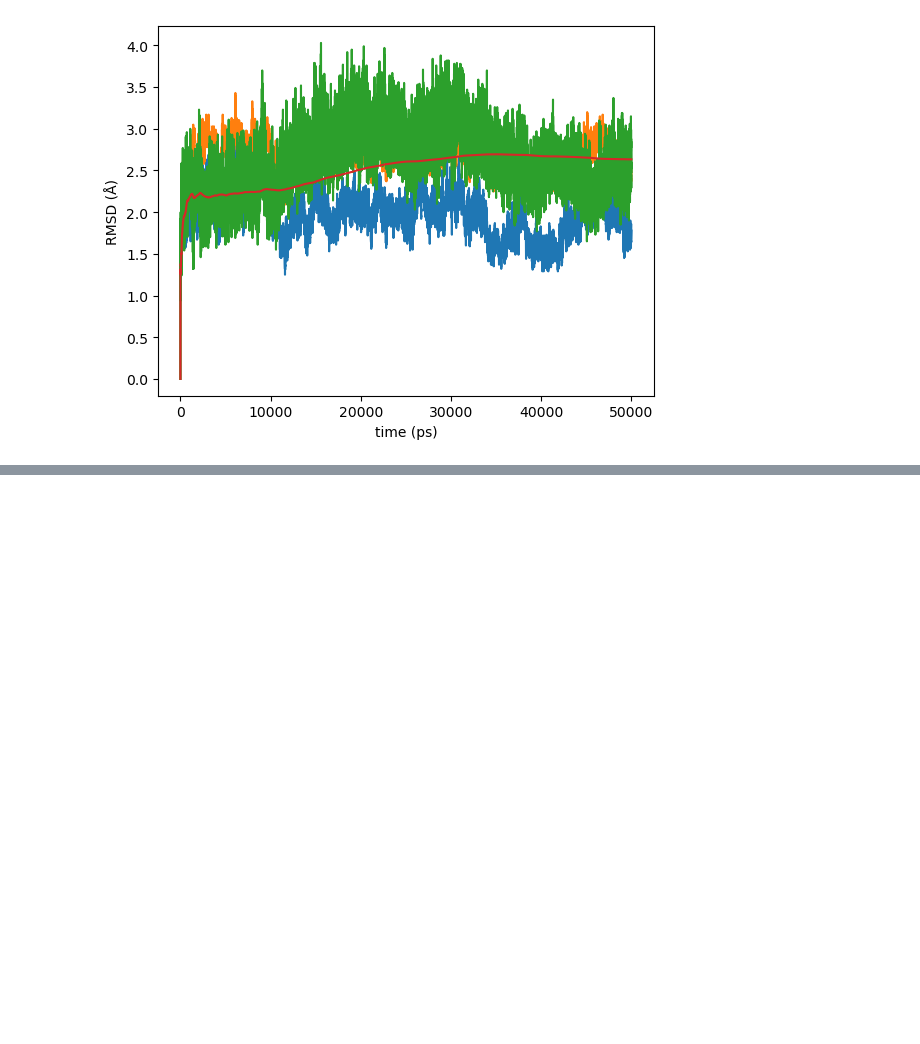
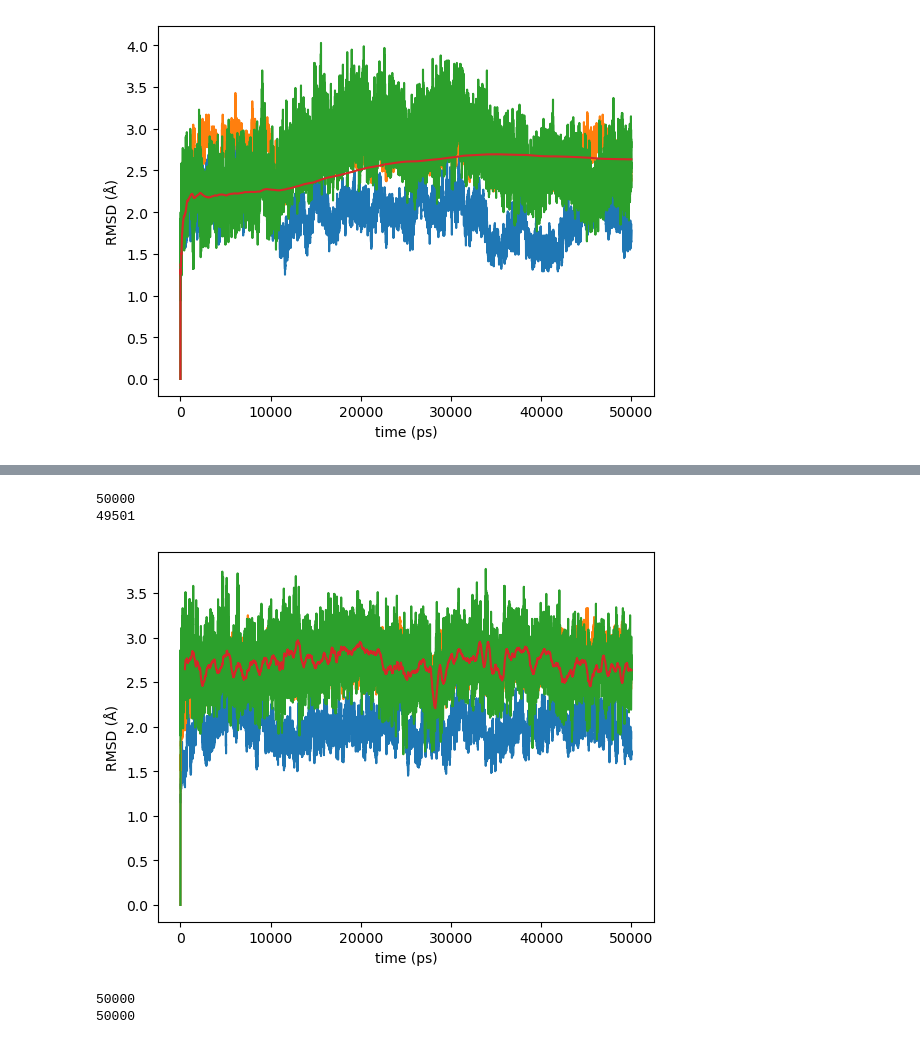
Before and after one commit to DeokhyeonYoon/Molecular-Dynamics-Simulation, a Jupyter notebook: moving_average.ipynb, the cells around one changed output, grey strips where cells are left out. Drawn from its saved outputs; the diff is of its cells as text; code cells hidden in the pictures; blank space fills up the shorter version.

```diff
--- a/moving_average.ipynb
+++ b/moving_average.ipynb
@@ -306,3 +306,8 @@ plt.ylabel("RMSD (Å)");
 plt.savefig("final_rank10_rmsd_for50ns_results_withEMA")
 # %% [output]
 [figure]
+# %%
+import pandas as pd
+
+rmsd = pd.read_csv("./df_rank2_rmsd.csv")
+rmsd.head()
@@ -308,0 +321,28 @@ plt.savefig("final_rank10_rmsd_for50ns_results_withEMA")
+# %%
+# SMA about rank8
+
+# Python program to calculate
+# simple moving averages using pandas
+import pandas as pd
+
+rank8_rmsd = rmsd["rank_2_ligand"]
+window_size = 500
+# Get the window of series
+# of observations of specified window size
+windows = rank8_rmsd.rolling(window_size)
+
+# Create a series of moving
+# averages of each window
+SMA = windows.mean()
+
+# Convert pandas series back to list
+#moving_averages_list = moving_averages.tolist()
+
+# Remove null entries from the list
+#final_list = moving_averages_list[window_size - 1:]
+print(len(SMA))
+SMA.dropna(inplace=True)
+print(len(SMA))
+# %% [output]
+50000
+49501
@@ -308,0 +351,30 @@ plt.savefig("final_rank10_rmsd_for50ns_results_withEMA")
+# %%
+# 50 ns rmsd results with moving average (SMA)
+plt.plot(rmsd)
+plt.plot(SMA)
+plt.xlabel("time (ps)")
+plt.ylabel("RMSD (Å)");
+plt.savefig("final_rank2_rmsd_for50ns_results_withSMA")
+# %% [output]
+[figure, added]
+# %%
+# EMA about rank8
+
+# Python program to calculate
+# cumulative moving averages using pandas
+rank8_rmsd = rmsd["rank_2_ligand"]
+window_size = 500
+
+# Get the window of series of
+# observations till the current time
+windows = rank8_rmsd.expanding()
+
+# Create a series of moving averages of each window
+EMA = windows.mean()
+
+print(len(EMA))
+EMA.dropna(inplace=True)
+print(len(EMA))
+# %% [output]
+50000
+50000
```
Also changed, not shown: parts of 3 cells of this notebook, 1 other file.
